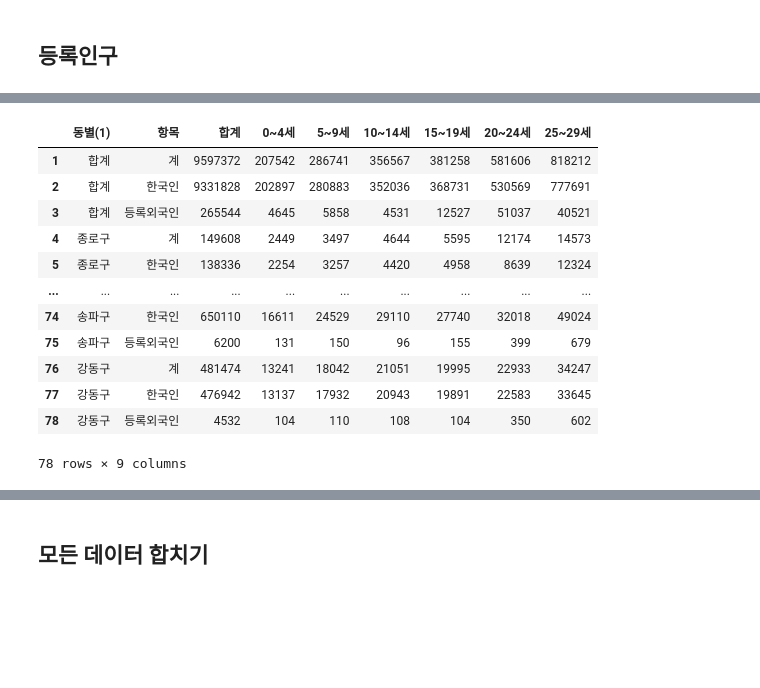
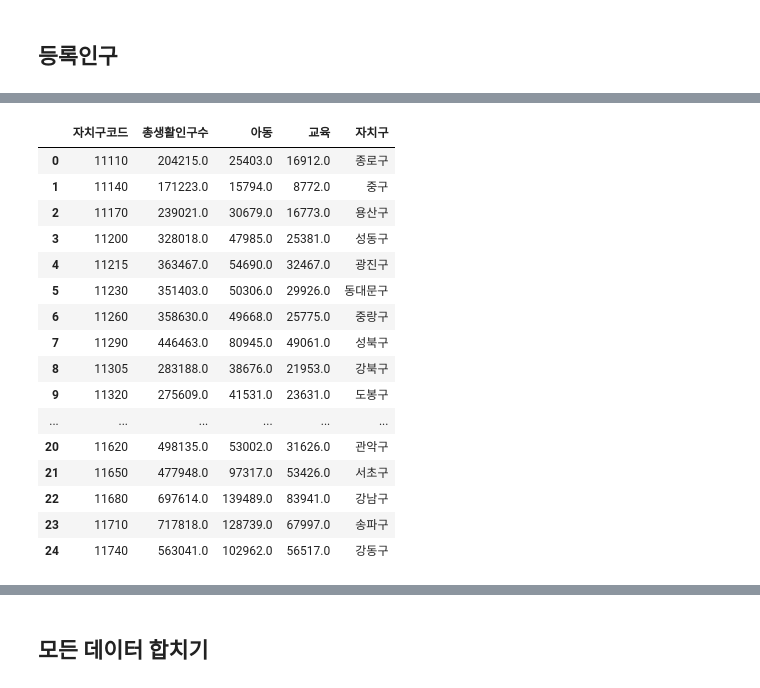
Before and after one commit to addinedu-ros-9th/eda-repo-2, a Jupyter notebook: data_collection/education.ipynb, the cells around one changed output, grey strips where cells are left out. Saved outputs shown, nothing was run; the diff lists cells and outputs as text; code cells hidden in the pictures; blank space fills up the shorter version.

```diff
--- a/data_collection/education.ipynb
+++ b/data_collection/education.ipynb
@@ -342,0 +364,4 @@ local_people.head()
+# %%
+local_people['교육'] = local_people['남자10세부터14세생활인구수'] + local_people['남자15세부터19세생활인구수']+ local_people['여자10세부터14세생활인구수'] + local_people['여자15세부터19세생활인구수']
+# %%
+local_people = local_people[['자치구코드','총생활인구수','아동', '교육']]
@@ -342,0 +381,23 @@ local_people.head()
+# %%
+import mysql.connector
+
+conn = mysql.connector.connect(
+    host = 'database-1.cbwuowec22t2.ap-northeast-2.rds.amazonaws.com',
+    port = 3306,
+    user = 'team2',
+    password = "1234",
+    database = 'eda_project'
+)
+
+cur = conn.cursor()
+
+tmp = []
+
+for gu_code in local_people['자치구코드']:
+    cur.execute('SELECT gu_name FROM gu WHERE gu_code = %s', (gu_code,))
+    gu_name = cur.fetchone()[0]
+
+    tmp.append(gu_name)
+    conn.commit()
+
+local_people['자치구'] = tmp
@@ -342,0 +413,9 @@ local_people.head()
+# %%
+for idx,num in enumerate(local_people['총생활인구수']):
+    local_people['총생활인구수'][idx] = round(num,0)
+
+for idx,num in enumerate(local_people['아동']):
+    local_people['아동'][idx] = round(num,0)
+
+for idx,num in enumerate(local_people['교육']):
+    local_people['교육'][idx] = round(num,0)
@@ -343,16 +440,20 @@ local_people.head()
 # %%
-local_people.drop(0)
+local_people
 # %% [output]
-|  | 동별(1) | 항목 | 합계 | 0~4세 | 5~9세 | 10~14세 | 15~19세 | 20~24세 | 25~29세 |
-| 1 | 합계 | 계 | 9597372 | 207542 | 286741 | 356567 | 381258 | 581606 | 818212 |
-| 2 | 합계 | 한국인 | 9331828 | 202897 | 280883 | 352036 | 368731 | 530569 | 777691 |
-| 3 | 합계 | 등록외국인 | 265544 | 4645 | 5858 | 4531 | 12527 | 51037 | 40521 |
-| 4 | 종로구 | 계 | 149608 | 2449 | 3497 | 4644 | 5595 | 12174 | 14573 |
-| 5 | 종로구 | 한국인 | 138336 | 2254 | 3257 | 4420 | 4958 | 8639 | 12324 |
-| ... | ... | ... | ... | ... | ... | ... | ... | ... | ... |
-| 74 | 송파구 | 한국인 | 650110 | 16611 | 24529 | 29110 | 27740 | 32018 | 49024 |
-| 75 | 송파구 | 등록외국인 | 6200 | 131 | 150 | 96 | 155 | 399 | 679 |
-| 76 | 강동구 | 계 | 481474 | 13241 | 18042 | 21051 | 19995 | 22933 | 34247 |
-| 77 | 강동구 | 한국인 | 476942 | 13137 | 17932 | 20943 | 19891 | 22583 | 33645 |
-| 78 | 강동구 | 등록외국인 | 4532 | 104 | 110 | 108 | 104 | 350 | 602 |
+|  | 자치구코드 | 총생활인구수 | 아동 | 교육 | 자치구 |
+| 0 | 11110 | 204215.0 | 25403.0 | 16912.0 | 종로구 |
+| 1 | 11140 | 171223.0 | 15794.0 | 8772.0 | 중구 |
+| 2 | 11170 | 239021.0 | 30679.0 | 16773.0 | 용산구 |
+| 3 | 11200 | 328018.0 | 47985.0 | 25381.0 | 성동구 |
+| 4 | 11215 | 363467.0 | 54690.0 | 32467.0 | 광진구 |
+| 5 | 11230 | 351403.0 | 50306.0 | 29926.0 | 동대문구 |
+| 6 | 11260 | 358630.0 | 49668.0 | 25775.0 | 중랑구 |
+| 7 | 11290 | 446463.0 | 80945.0 | 49061.0 | 성북구 |
+| 8 | 11305 | 283188.0 | 38676.0 | 21953.0 | 강북구 |
+| 9 | 11320 | 275609.0 | 41531.0 | 23631.0 | 도봉구 |
+| ... | ... | ... | ... | ... | ... |
+| 20 | 11620 | 498135.0 | 53002.0 | 31626.0 | 관악구 |
+| 21 | 11650 | 477948.0 | 97317.0 | 53426.0 | 서초구 |
+| 22 | 11680 | 697614.0 | 139489.0 | 83941.0 | 강남구 |
+| 23 | 11710 | 717818.0 | 128739.0 | 67997.0 | 송파구 |
+| 24 | 11740 | 563041.0 | 102962.0 | 56517.0 | 강동구 |
-78 rows × 9 columns
```
Also changed, not shown: parts of 79 cells of this notebook.
